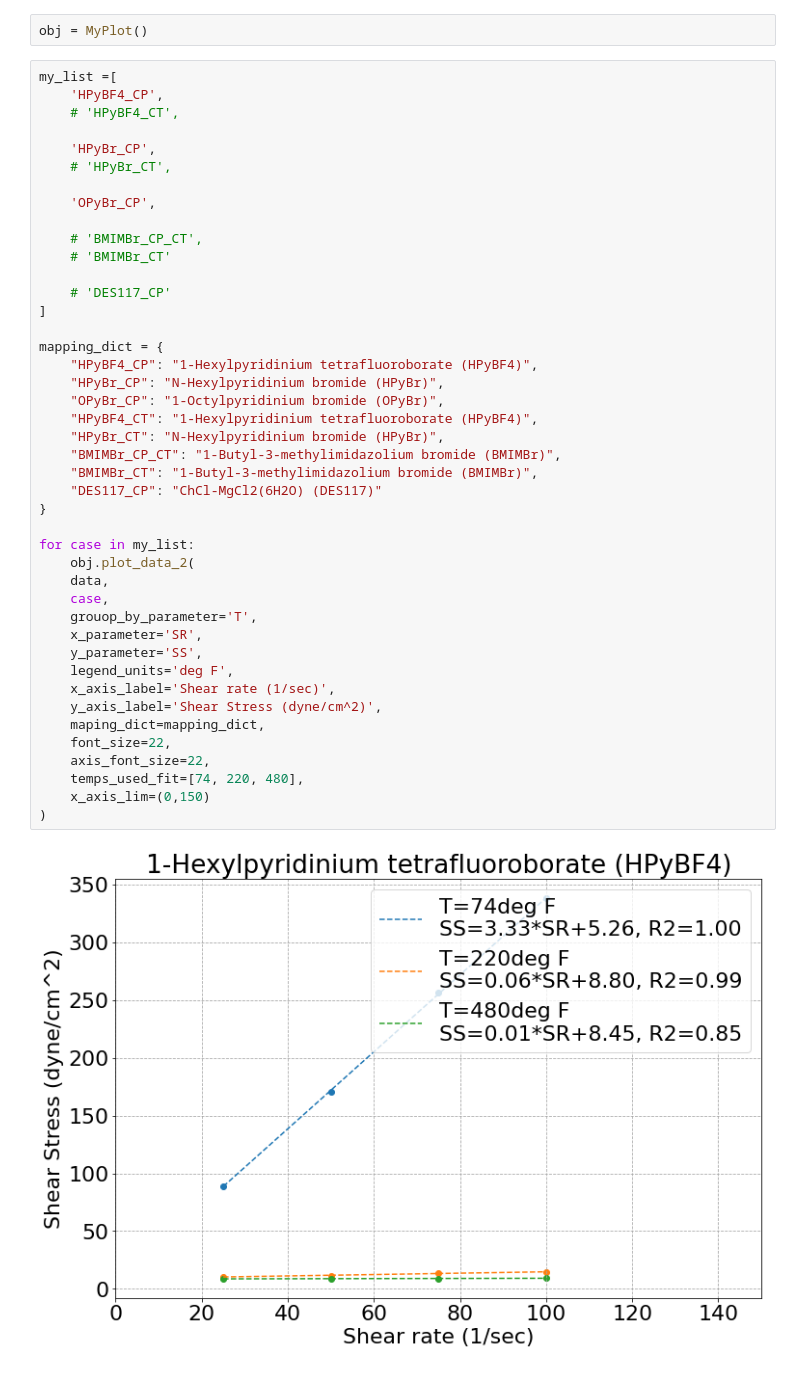
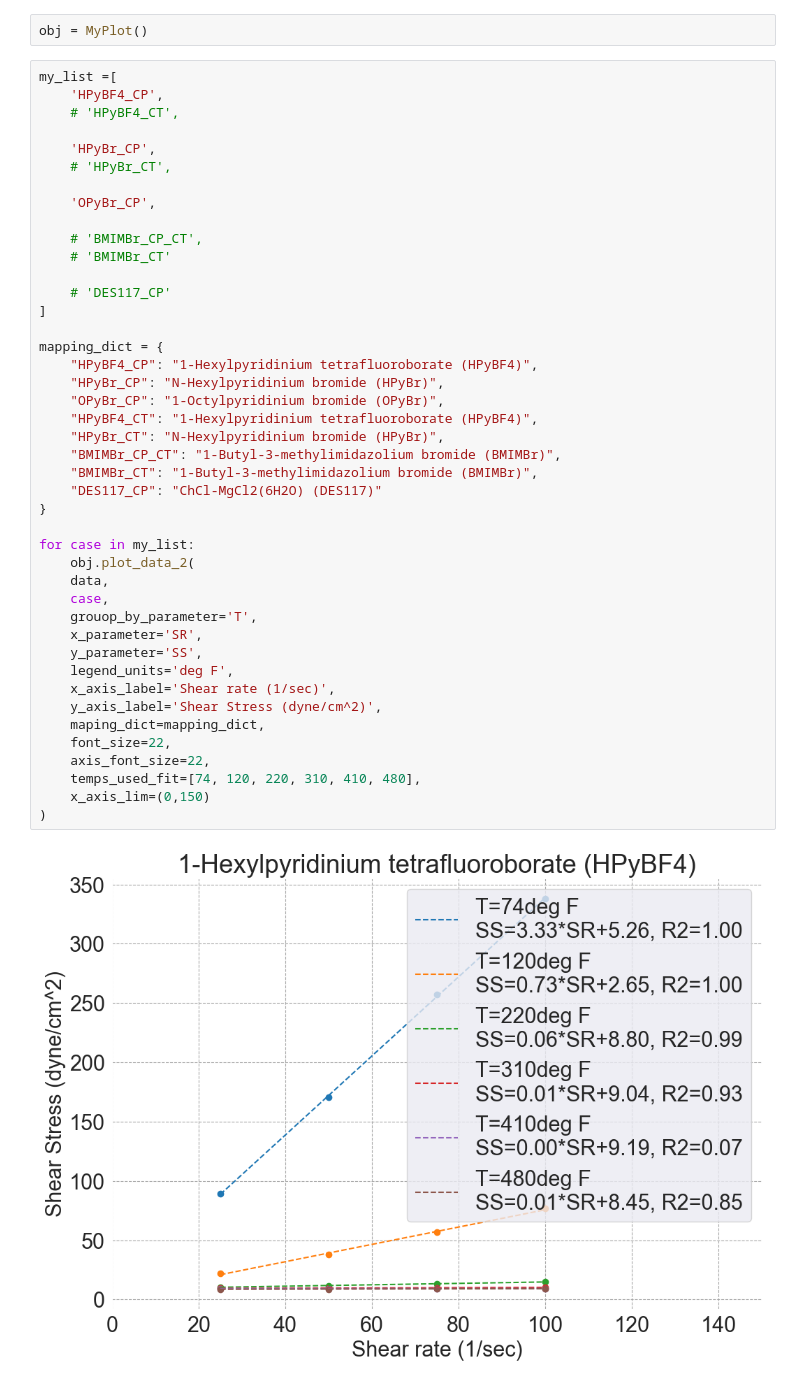
Before and after one commit to Atashnezhad/hpht, a Jupyter notebook: P03.ipynb, the cells around one changed output. Drawn from its saved outputs; the diff is of its cells as text.

```diff
--- a/P03.ipynb
+++ b/P03.ipynb
@@ -34,32 +34,32 @@ my_list =[
     # 'DES117_CP'
 ]
 
 mapping_dict = {
     "HPyBF4_CP": "1-Hexylpyridinium tetrafluoroborate (HPyBF4)",
     "HPyBr_CP": "N-Hexylpyridinium bromide (HPyBr)",
     "OPyBr_CP": "1-Octylpyridinium bromide (OPyBr)",
     "HPyBF4_CT": "1-Hexylpyridinium tetrafluoroborate (HPyBF4)",
     "HPyBr_CT": "N-Hexylpyridinium bromide (HPyBr)",
     "BMIMBr_CP_CT": "1-Butyl-3-methylimidazolium bromide (BMIMBr)",
     "BMIMBr_CT": "1-Butyl-3-methylimidazolium bromide (BMIMBr)",
     "DES117_CP": "ChCl-MgCl2(6H2O) (DES117)"
 }
 
 for case in my_list:
     obj.plot_data_2(
     data,
     case,
     grouop_by_parameter='T',
     x_parameter='SR',
     y_parameter='SS',
     legend_units='deg F',
     x_axis_label='Shear rate (1/sec)',
     y_axis_label='Shear Stress (dyne/cm^2)',
     maping_dict=mapping_dict,
     font_size=22,
     axis_font_size=22,
-    temps_used_fit=[74, 220, 480],
+    temps_used_fit=[74, 120, 220, 310, 410, 480],
     x_axis_lim=(0,150)
 )
 # %% [output]
-[figure, old version]
+[figure, new version]
```
Also changed, not shown: parts of 7 cells of this notebook, 1 other file.
